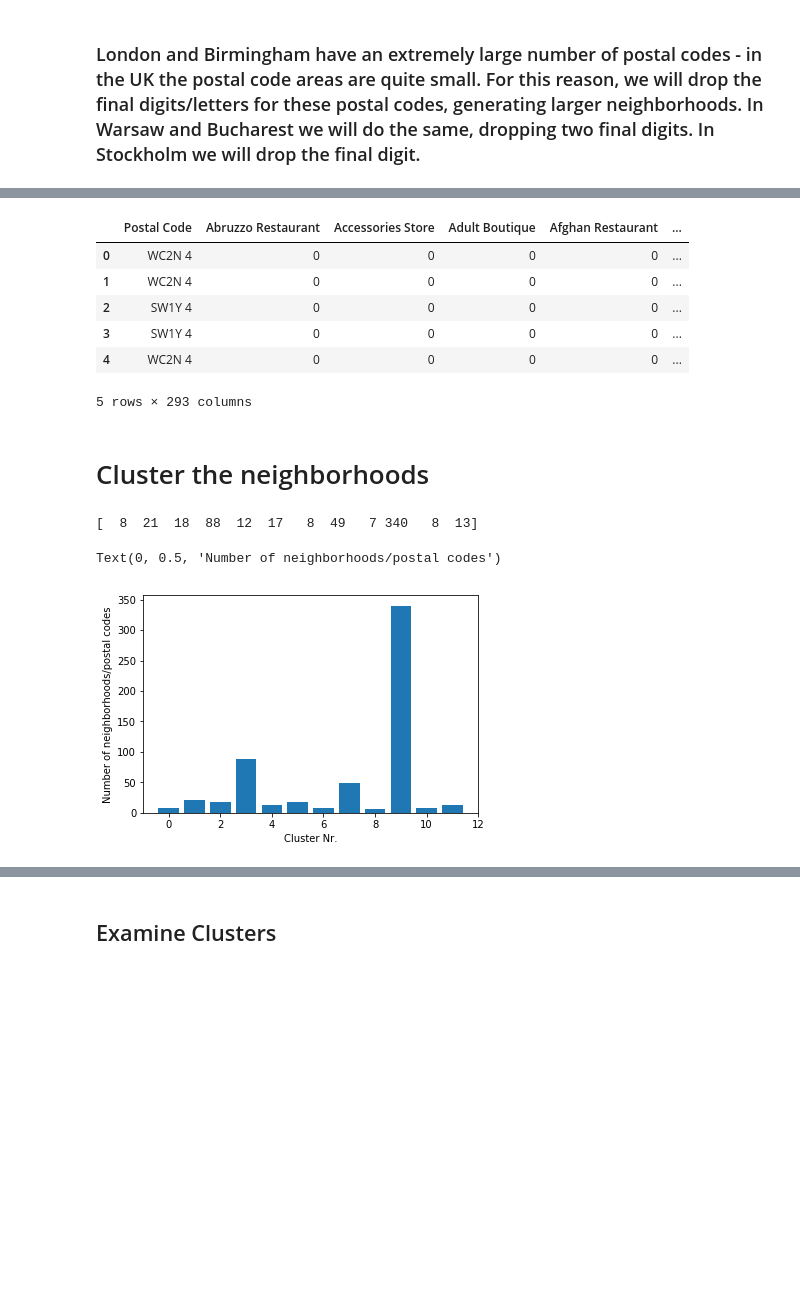
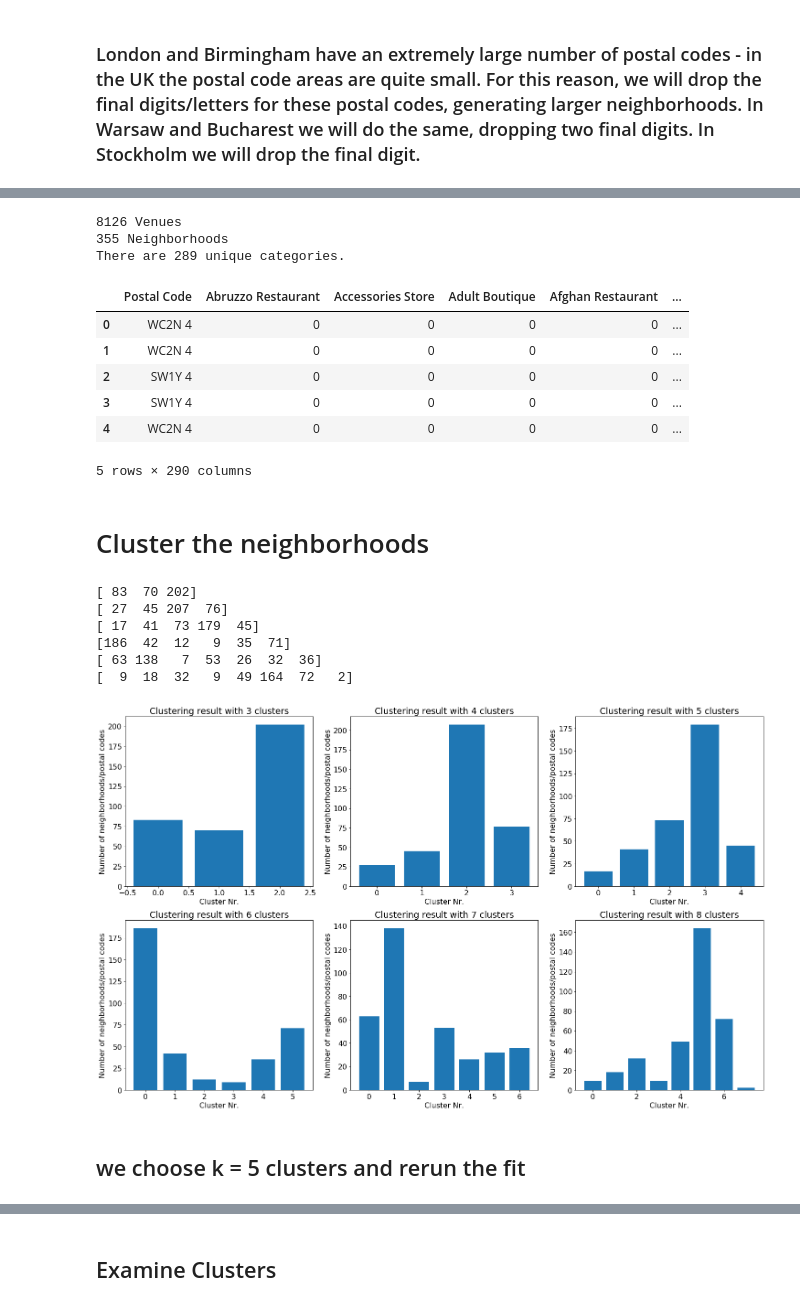
Before and after one commit to nnorrick/Capstone-Project, a Jupyter notebook: Capstone_project_notebook.ipynb, the cells around one changed output, grey strips where cells are left out. Saved outputs shown, nothing was run; the diff lists cells and outputs as text; code cells hidden in the pictures; blank space fills up the shorter version.

```diff
--- a/Capstone_project_notebook.ipynb
+++ b/Capstone_project_notebook.ipynb
@@ -285,0 +307,9 @@ print(str(european_venues.groupby('Postal Code').count().shape[0]) + ' Neighborh
+# %%
+blurb = european_venues.groupby('Postal Code').count()
+location_counter = np.zeros([100,1])
+for cnt in range(0,100):
+    location_counter[cnt] = np.sum(blurb['City'] == cnt+1)
+
+plt.plot(location_counter)
+plt.xlabel('Number of Venues')
+plt.ylabel('Number of Neighborhoods')
@@ -286,3 +330,16 @@ print(str(european_venues.groupby('Postal Code').count().shape[0]) + ' Neighborh
+# %%
+indexNames = blurb[blurb['City'] <= 2].index
+
+for cnt in range(0,len(indexNames)):
+    european_venues = european_venues[european_venues['Postal Code'] != indexNames[cnt]]
+# %%
+print(str(european_venues.shape[0]) + ' Venues')
+print(str(european_venues.groupby('Postal Code').count().shape[0]) + ' Neighborhoods')
+print('There are {} unique categories.'.format(len(european_venues['Venue Category'].unique())))
+# %% [output]
+8126 Venues
+355 Neighborhoods
+There are 289 unique categories.
 # %%
 # one hot encoding
 european_venues_onehot = pd.get_dummies(european_venues[['Venue Category']], prefix="", prefix_sep="")
@@ -294,7 +351,7 @@ european_venues_onehot['Postal Code'] = european_venues['Postal Code']
 fixed_columns = [european_venues_onehot.columns[-1]] + list(european_venues_onehot.columns[:-1])
 european_venues_onehot = european_venues_onehot[fixed_columns]
 
-european_venues_onehot.head()
+european_venues_onehot.head(5)
 # %% [output]
 |  | Postal Code | Abruzzo Restaurant | Accessories Store | Adult Boutique | Afghan Restaurant | ... |
 | 0 | WC2N 4 | 0 | 0 | 0 | 0 | ... |
@@ -302,7 +359,7 @@ european_venues_onehot.head()
 | 2 | SW1Y 4 | 0 | 0 | 0 | 0 | ... |
 | 3 | SW1Y 4 | 0 | 0 | 0 | 0 | ... |
 | 4 | WC2N 4 | 0 | 0 | 0 | 0 | ... |
-5 rows × 293 columns
+5 rows × 290 columns
 # %%
 european_grouped = european_venues_onehot.groupby('Postal Code').mean().reset_index()
 # %%
@@ -333,25 +390,33 @@ for ind in np.arange(european_grouped.shape[0]):
 # %% [markdown]
 # Cluster the neighborhoods
 # %%
-# set number of clusters
-kclusters = 12
+# set maximum number of clusters
+kclusters = 8
 
 european_grouped_clustering = european_grouped.drop('Postal Code', 1)
 
-# run k-means clustering
-kmeans = KMeans(n_clusters=kclusters, random_state=4).fit(european_grouped_clustering)
-unique, counts = np.unique(kmeans.labels_, return_counts=True)
+for k in range(3,kclusters+1):
 
-print(counts)
+    # run k-means clustering
+    kmeans = KMeans(n_clusters=k, random_state=0).fit(european_grouped_clustering)
+    unique, counts = np.unique(kmeans.labels_, return_counts=True)
 
+    print(counts)
 
-import matplotlib.pyplot as plt
-
-plt.figure()
-plt.bar(unique,counts)
-plt.xlabel('Cluster Nr.')
-plt.ylabel('Number of neighborhoods/postal codes')
+    plt.figure(1,figsize=(25,15))
+    plt.subplot(231+k-3)
+    plt.bar(unique,counts)
+    plt.xlabel('Cluster Nr.')
+    plt.ylabel('Number of neighborhoods/postal codes')
+    plt.title('Clustering result with '+str(k)+ ' clusters')
+    plt.rcParams.update({'font.size': 16})
 # %% [output]
-[  8  21  18  88  12  17   8  49   7 340   8  13]
+[ 83  70 202]
+[ 27  45 207  76]
+[ 17  41  73 179  45]
+[186  42  12   9  35  71]
+[ 63 138   7  53  26  32  36]
+[  9  18  32   9  49 164  72   2]
-Text(0, 0.5, 'Number of neighborhoods/postal codes')
-[figure, old version]
+[figure, new version]
+# %% [markdown]
+## we choose k = 5 clusters and rerun the fit
```
Also changed, not shown: parts of 33 cells of this notebook, 2 other files.
